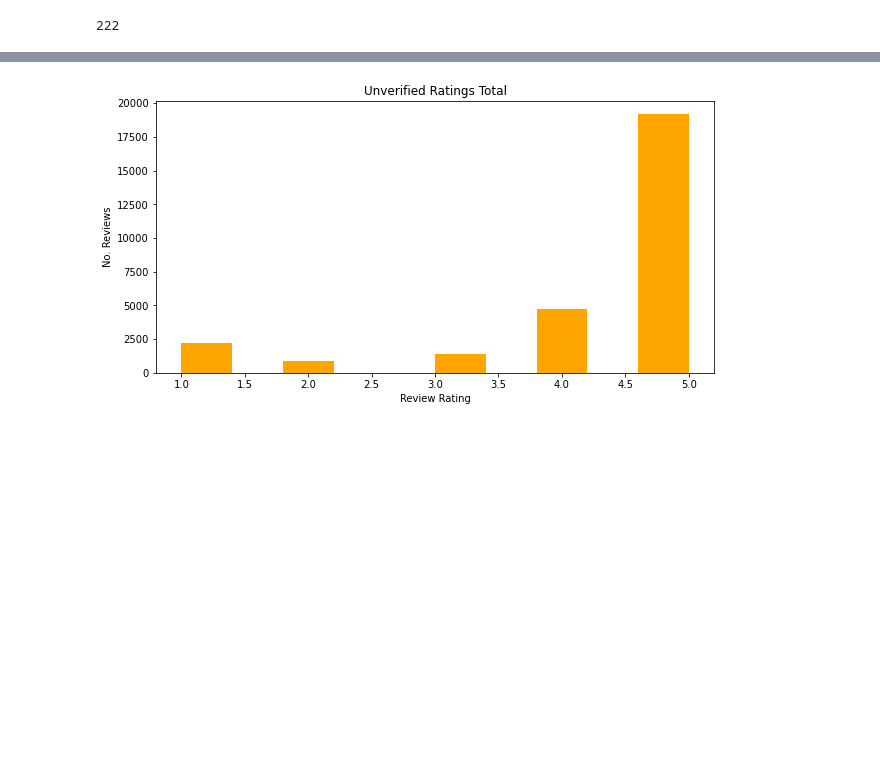
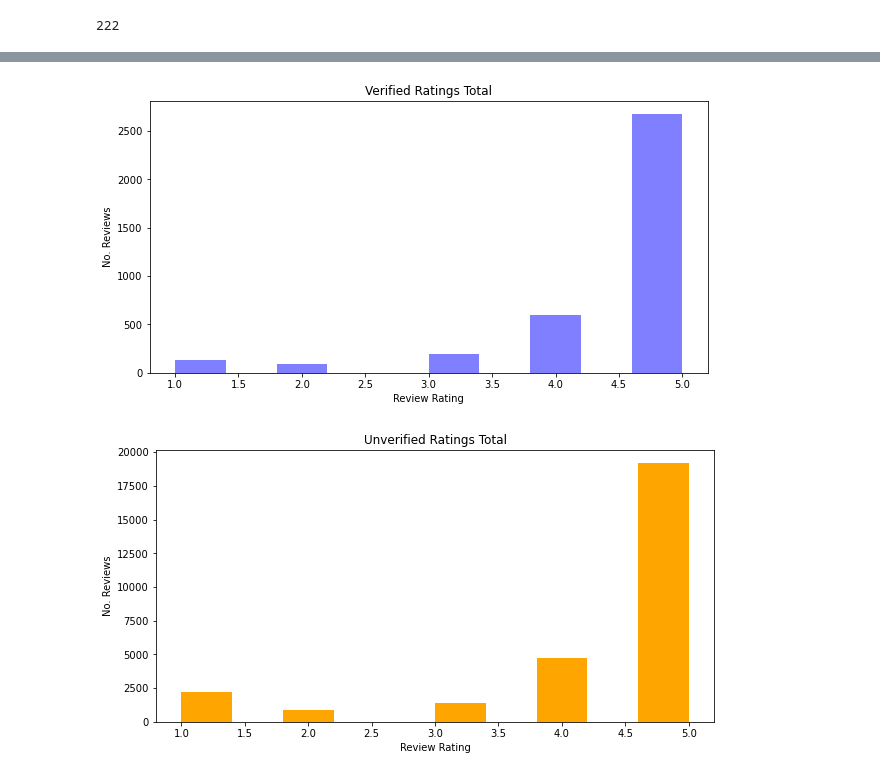
Before and after one commit to shigos/Social-Proof-Analysis-, a Jupyter notebook: notebook/win-note.ipynb, the cells around one changed output, grey strips where cells are left out. Drawn from its saved outputs; the diff is of its cells as text; code cells hidden in the pictures; blank space fills up the shorter version.

```diff
--- a/notebook/win-note.ipynb
+++ b/notebook/win-note.ipynb
@@ -282,3 +419,15 @@ plt.show()
+# %%
+fig,ax = plt.subplots(figsize = (10,5))
+
+ax.hist(verifieddf['reviewsrating'], color = 'blue',alpha =.5)
+
+ax.set_xlabel('Review Rating')
+ax.set_ylabel('No. Reviews')
+ax.set_title('Verified Ratings Total')
+
+plt.show()
+# %% [output]
+[figure, added]
 # %%
 fig,ax = plt.subplots(figsize = (10,5))
 
```
Also changed, not shown: parts of 37 cells of this notebook, 2 other files.
